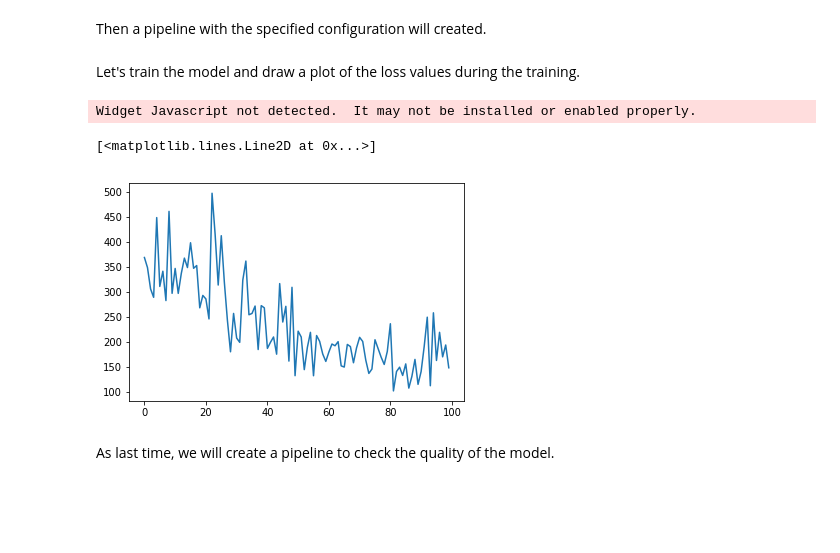
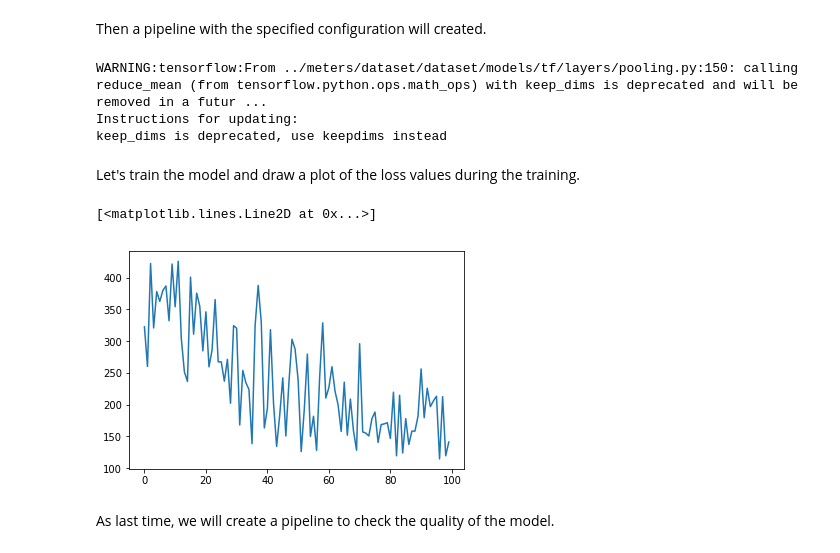
Before and after one commit to analysiscenter/meters, a Jupyter notebook: examples/Pipeline_factory_example.ipynb, the cells around one changed output. Saved outputs shown, nothing was run; the diff lists cells and outputs as text; code cells hidden in the pictures; blank space fills up the shorter version.

Commit message:
Update examples and change the preloaded models type to "static"

```diff
--- a/examples/Pipeline_factory_example.ipynb
+++ b/examples/Pipeline_factory_example.ipynb
@@ -89,7 +88,7 @@ Let's load and look at the images. In this we will benefit from two functions fr
 
 For the parameters for these functions, see the [documentation]().
 # %%
-src = './../data/outcomes_data/'
+src = 'path/to/data/'
 ppl_digits = pf.load_all(src=src) + pf.make_digits(shape=(64, 64))
 ppl_digits = ppl_digits << dset.train
 batch = ppl_digits.next_batch(1)
@@ -117,7 +116,7 @@ You can read all the parameters in the [documentation]().
 
 For train the model we will use the method named __train_to_digits__. About which you can read in the [docs]().
 # %%
-train_ppl = pf.train_to_digits(src='./../data/outcomes_data',
+train_ppl = pf.train_to_digits(src='path/to/data,
                                shape=(64,32),
                                pipeline_config={'model': VGG19,
                                         'model_name': 'digits',
@@ -128,7 +127,7 @@ train_ppl = pf.train_to_digits(src='./../data/outcomes_data',
 Let's train the model
 # %%
 ppl_new_train = dset.train>>train_ppl
-for i in tqn(range(100)):
+for i in tqdm(range(100)):
     batch = ppl_new_train.next_batch()
 plt.plot(ppl_new_train.get_variable('current_loss'))
 # %% [output]
@@ -209,17 +208,20 @@ model_config = {
 # %% [markdown]
 Then a pipeline with the specified configuration will created.
 # %%
-ppl = pf.train_to_coordinates('./../data/outcomes_data/', pipeline_config=config, model_config=model_config)
+ppl = pf.train_to_coordinates('path/to/data', pipeline_config=config, model_config=model_config)
+# %% [output]
+WARNING:tensorflow:From ../meters/dataset/dataset/models/tf/layers/pooling.py:150: calling reduce_mean (from tensorflow.python.ops.math_ops) with keep_dims is deprecated and will be removed in a futur ...
+Instructions for updating:
+keep_dims is deprecated, use keepdims instead
 # %% [markdown]
 Let's train the model and draw a plot of the loss values during the training.
 # %%
 ppl_new = dset.train>>ppl
-for i in tqn(range(100)):
+for i in tqdm(range(100)):
     batch = ppl_new.next_batch()
 plt.plot(ppl_new.get_variable('current_loss'))
 # %% [output]
-Widget Javascript not detected.  It may not be installed or enabled properly.
+[<matplotlib.lines.Line2D at 0x...>]
-[<matplotlib.lines.Line2D at 0x...>]
-[figure, old version]
+[figure, new version]
 # %% [markdown]
 As last time, we will create a pipeline to check the quality of the model.
```
Also changed, not shown: parts of 15 cells of this notebook, 2 other files.
